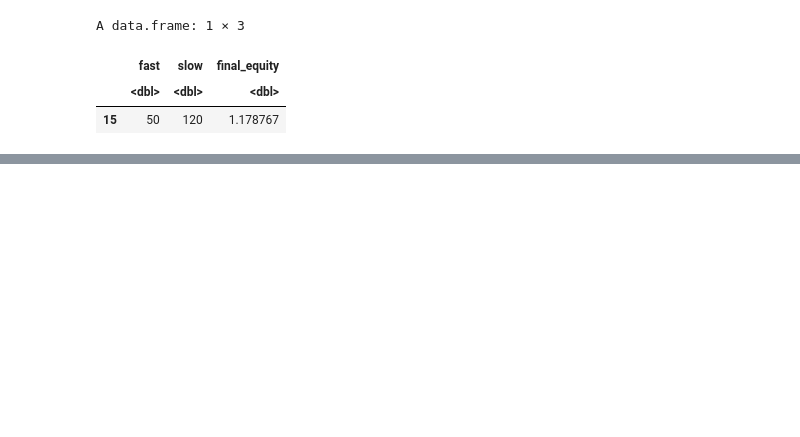
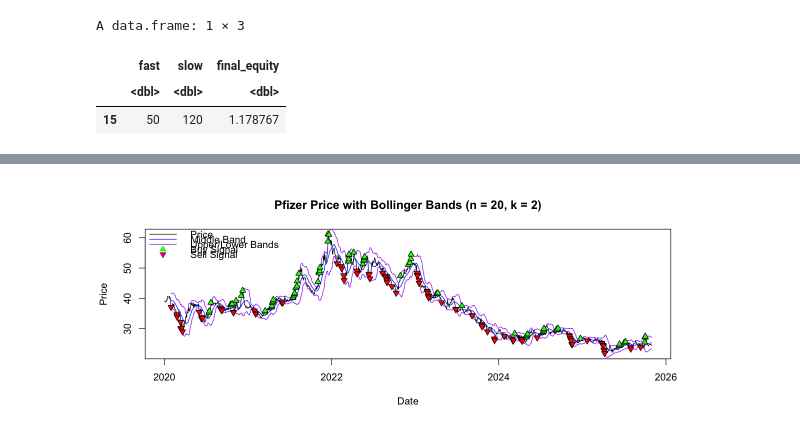
Before and after one commit to hivan04/pfe-trading-strats, a Jupyter notebook: main.ipynb, the cells around one changed output, grey strips where cells are left out. Drawn from its saved outputs; the diff is of its cells as text; code cells hidden in the pictures; blank space fills up the shorter version.

```diff
--- a/main.ipynb
+++ b/main.ipynb
@@ -386,3 +422,50 @@ bb_signal <- function(price, n = 20, k = 2) {
 
   return(signal)
 }
+# %%
+# Compute Bollinger Bands
+bb    <- bollinger_bands(price, n = 20, k = 2)
+mid   <- bb$middle
+upper <- bb$upper
+lower <- bb$lower
+
+# Generate signals (breakout)
+sig_bb <- bb_signal(price, n = 20, k = 2)
+
+# Store Bollinger outputs in data frame
+pfe$bb_mid    <- mid
+pfe$bb_upper  <- upper
+pfe$bb_lower  <- lower
+pfe$bb_signal <- sig_bb
+# %%
+#| fig-cap: "Pfizer Price with Bollinger Bands"
+plot(
+  pfe$datadate, price, type = "l",
+  xlab = "Date", ylab = "Price",
+  main = "Pfizer Price with Bollinger Bands (n = 20, k = 2)"
+)
+
+# Add bands
+lines(pfe$datadate, pfe$bb_mid,   col = "blue")
+lines(pfe$datadate, pfe$bb_upper, col = "purple")
+lines(pfe$datadate, pfe$bb_lower, col = "purple")
+
+# Mark buy (break above upper) and sell (break below lower)
+buy_idx  <- which(pfe$bb_signal ==  1)
+sell_idx <- which(pfe$bb_signal == -1)
+
+points(pfe$datadate[buy_idx],  price[buy_idx],  pch = 24, bg = "green")
+points(pfe$datadate[sell_idx], price[sell_idx], pch = 25, bg = "red")
+
+legend(
+  "topleft",
+  legend = c("Price", "Middle Band", "Upper/Lower Bands",
+                "Buy Signal", "Sell Signal"),
+  col    = c("black", "blue", "purple", "green", "purple"),
+  lty    = c(1, 1, 1, NA, NA),
+  pch    = c(NA, NA, NA, 24, 25),
+  pt.bg  = c(NA, NA, NA, "green", "red"),
+  bty    = "n"
+)
+# %% [output]
+[figure, added]
```
Also changed, not shown: parts of 26 cells of this notebook, 1 other file.
